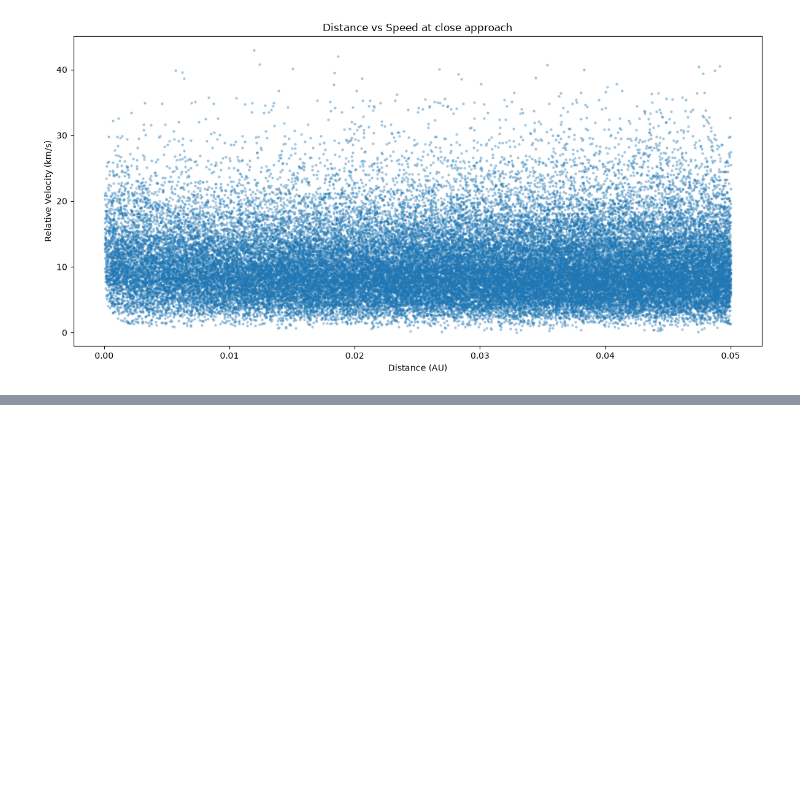
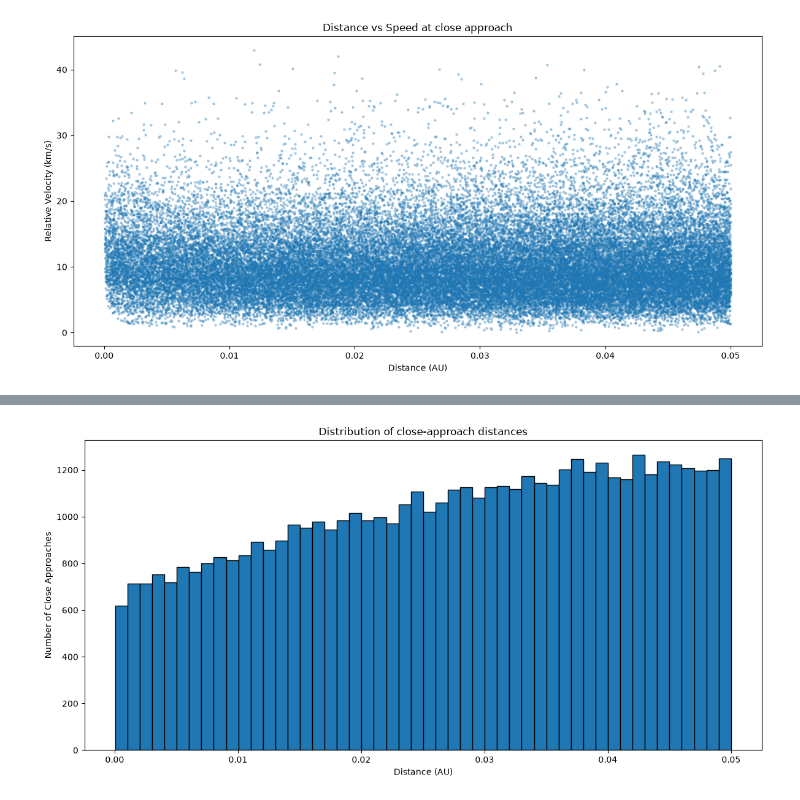
Before and after one commit to lashvv/nasa-neo-analysis, a Jupyter notebook: notebooks/04_eda.ipynb, the cells around one changed output, grey strips where cells are left out. Saved outputs shown, nothing was run; the diff lists cells and outputs as text; code cells hidden in the pictures; blank space fills up the shorter version.

```diff
--- a/notebooks/04_eda.ipynb
+++ b/notebooks/04_eda.ipynb
@@ -38,0 +43,13 @@ plt.show()
+# %%
+plt.figure(figsize=(12,6))
+
+plt.hist(df['dist'], bins=50, edgecolor='black')
+
+plt.xlabel('Distance (AU)')
+plt.ylabel('Number of Close Approaches')
+plt.title('Distribution of close-approach distances')
+
+plt.tight_layout()
+plt.show()
+# %% [output]
+[figure, added]
```
Also changed, not shown: parts of 5 cells of this notebook.
